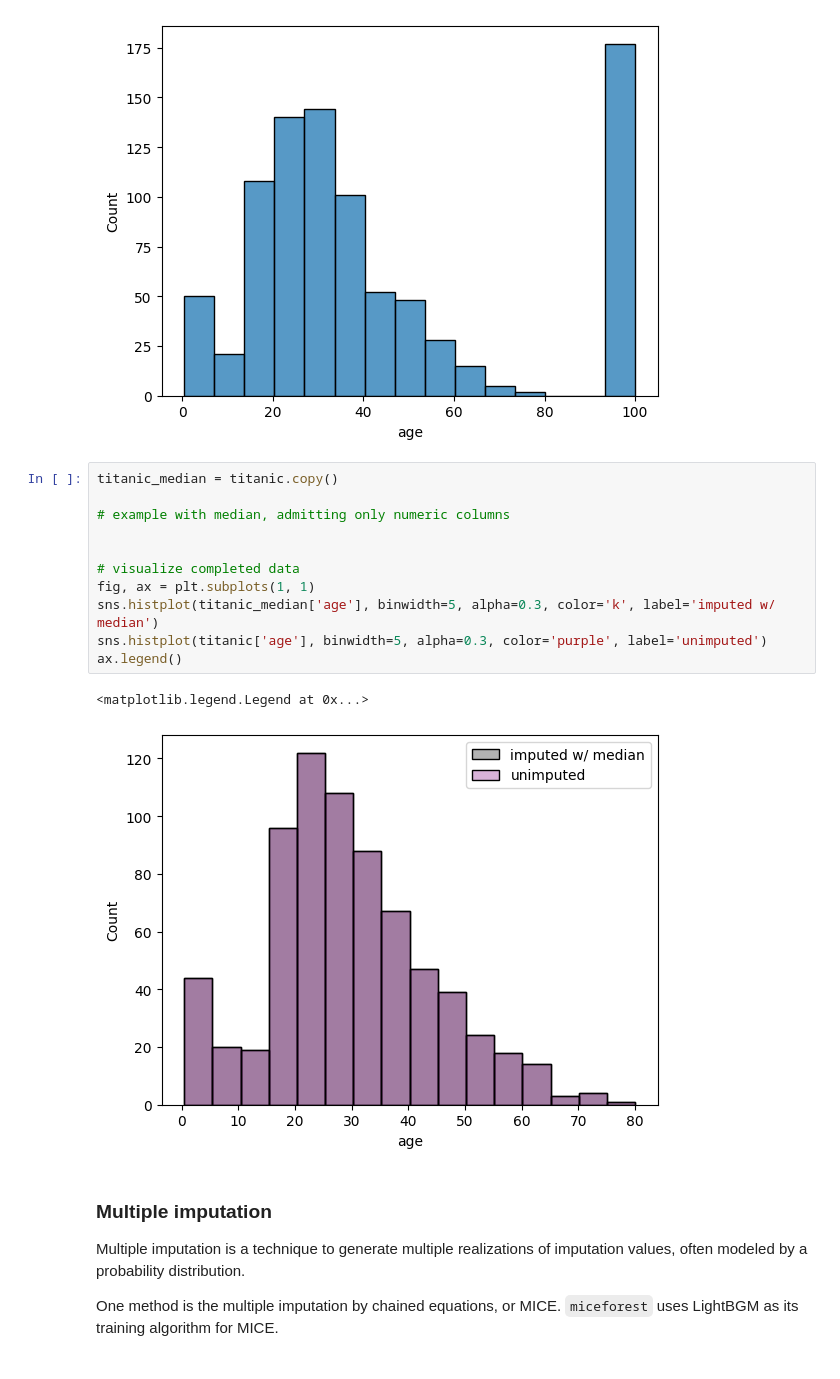
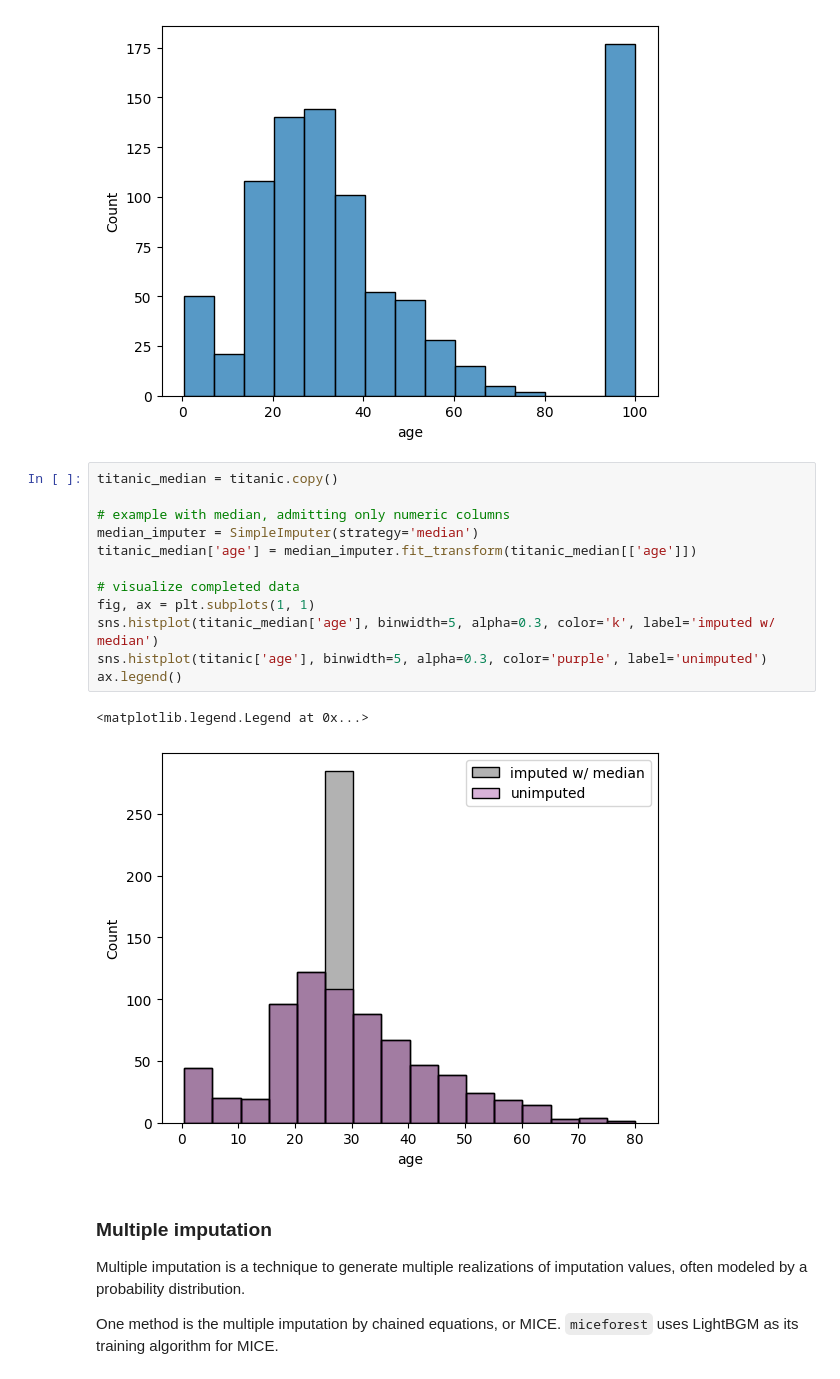
Before and after one commit to brookshu/data_eng300SP_hu, a Jupyter notebook: dataset_hu_shim_03-missing-data-class.ipynb, the cells around one changed output. Saved outputs shown, nothing was run; the diff lists cells and outputs as text.

```diff
--- a/dataset_hu_shim_03-missing-data-class.ipynb
+++ b/dataset_hu_shim_03-missing-data-class.ipynb
@@ -192,17 +192,18 @@ sns.histplot(titanic_constant['age'])
 # %%
 titanic_median = titanic.copy()
 
 # example with median, admitting only numeric columns
-
+median_imputer = SimpleImputer(strategy='median')
+titanic_median['age'] = median_imputer.fit_transform(titanic_median[['age']])
 
 # visualize completed data
 fig, ax = plt.subplots(1, 1)
 sns.histplot(titanic_median['age'], binwidth=5, alpha=0.3, color='k', label='imputed w/ median')
 sns.histplot(titanic['age'], binwidth=5, alpha=0.3, color='purple', label='unimputed')
 ax.legend()
 # %% [output]
 <matplotlib.legend.Legend at 0x...>
-[figure, old version]
+[figure, new version]
 # %% [markdown]
 ### Multiple imputation
 Multiple imputation is a technique to generate multiple realizations of imputation values, often modeled by a probability distribution.
```
Also changed, not shown: parts of 16 cells of this notebook.
